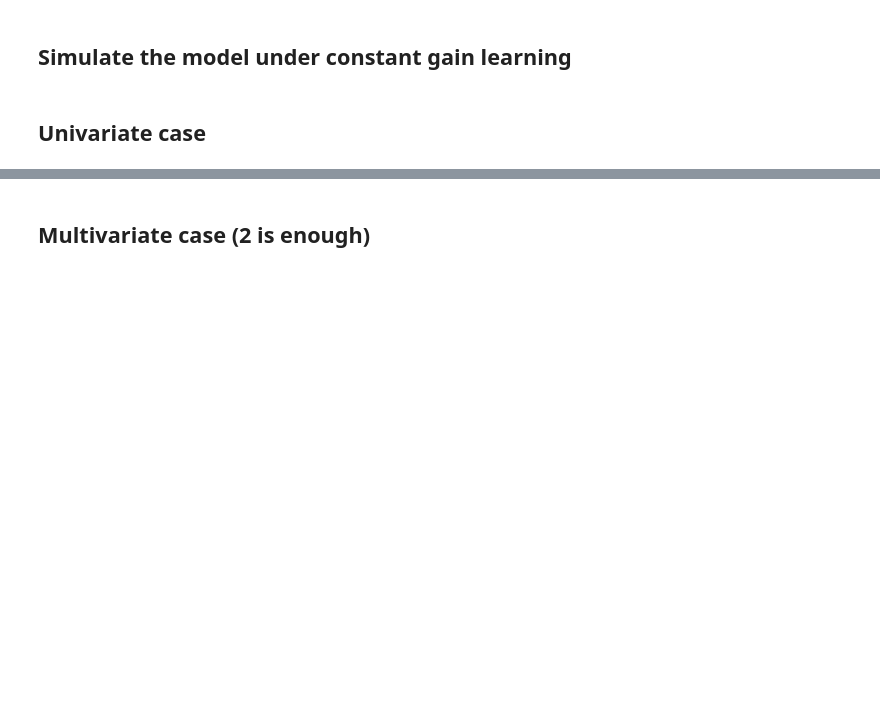
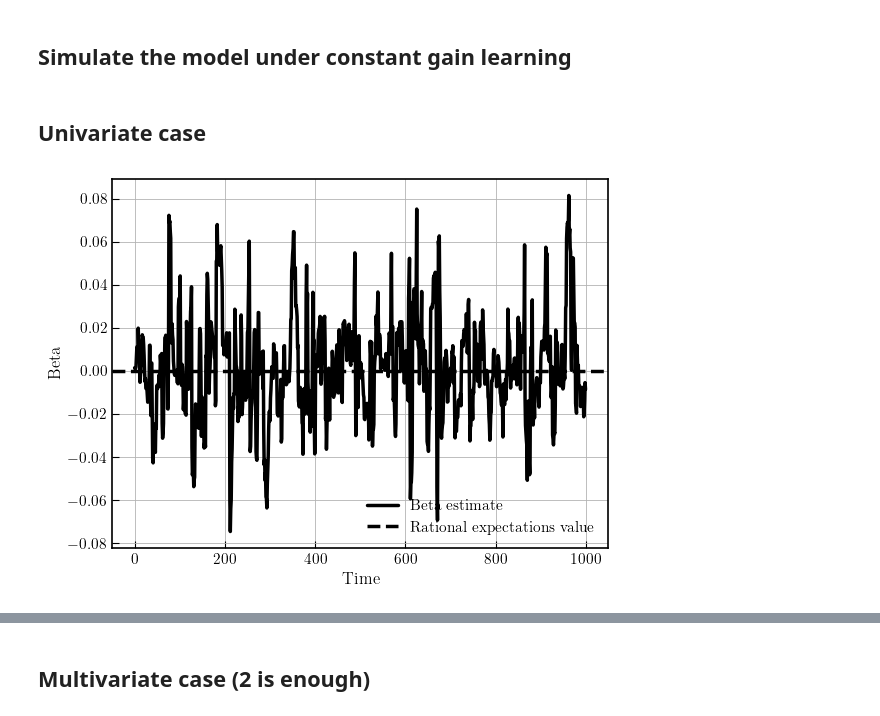
Before and after one commit to TommasoDF/Lasso_paper, a Jupyter notebook: Theory/simulate_constant_gain.ipynb, the cells around one changed output, grey strips where cells are left out. Cells and saved outputs as stored; diff of their text form; code cells hidden in the pictures; blank space fills up the shorter version.

```diff
--- a/Theory/simulate_constant_gain.ipynb
+++ b/Theory/simulate_constant_gain.ipynb
@@ -43,9 +45,13 @@ constant_gain = 0.01  # constant gain parameter for learning
 # %%
-# #visualize beta coefficient over time
-# fig, ax = plt.subplots()
-# ax.plot(beta, label='Beta estimate')
-# ax.axhline(0, color='black', linestyle='--', label='Rational expectations value')
-# ax.set_ylabel('Beta')
-# ax.set_xlabel('Time')
-# ax.legend()
-# plt.show()
+beta, r = univariate_CGL(T=1000, sigma_x=sigma_x, sigma=sigma, kappa=kappa, w=w, constant_gain=constant_gain, seed=42)
+
+#visualize beta coefficient over time
+fig, ax = plt.subplots()
+ax.plot(beta, label='Beta estimate')
+ax.axhline(0, color='black', linestyle='--', label='Rational expectations value')
+ax.set_ylabel('Beta')
+ax.set_xlabel('Time')
+ax.legend()
+plt.show()
+# %% [output]
+[figure, added]
```
Also changed, not shown: parts of 10 cells of this notebook, 18 other files.
